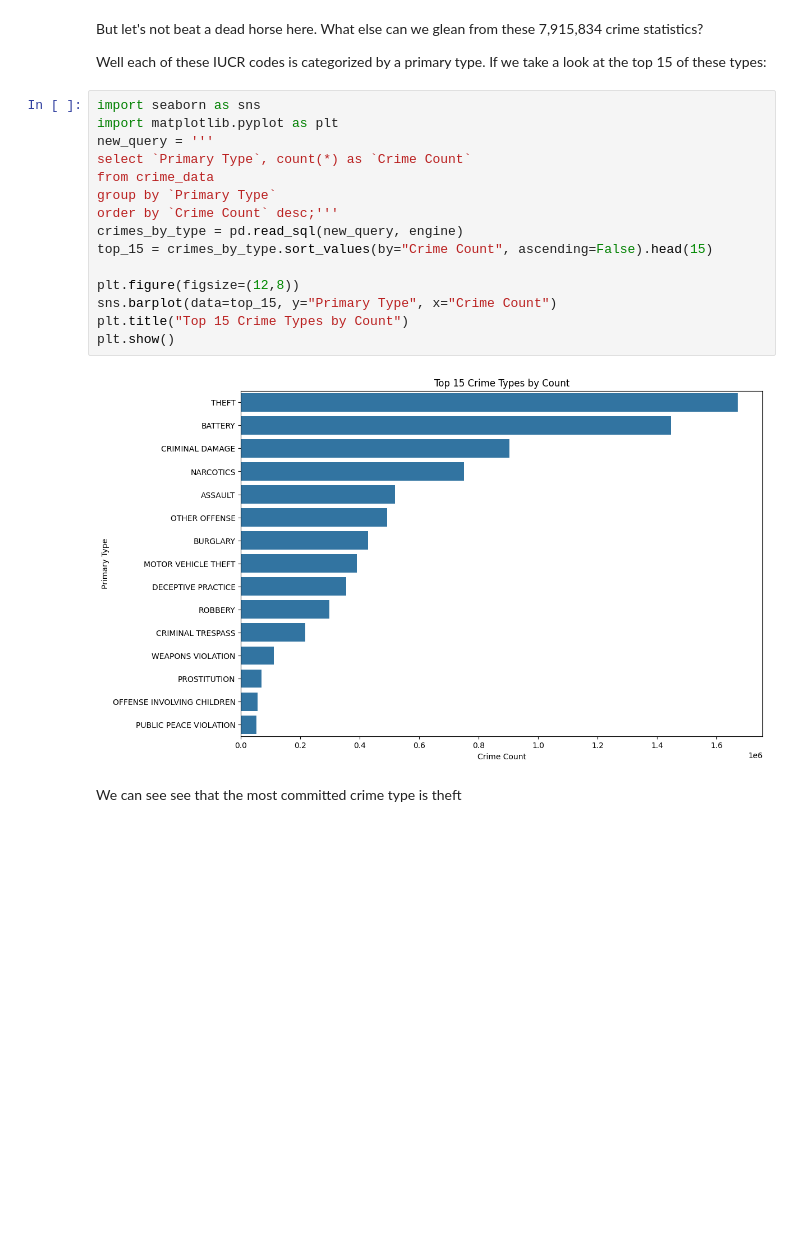
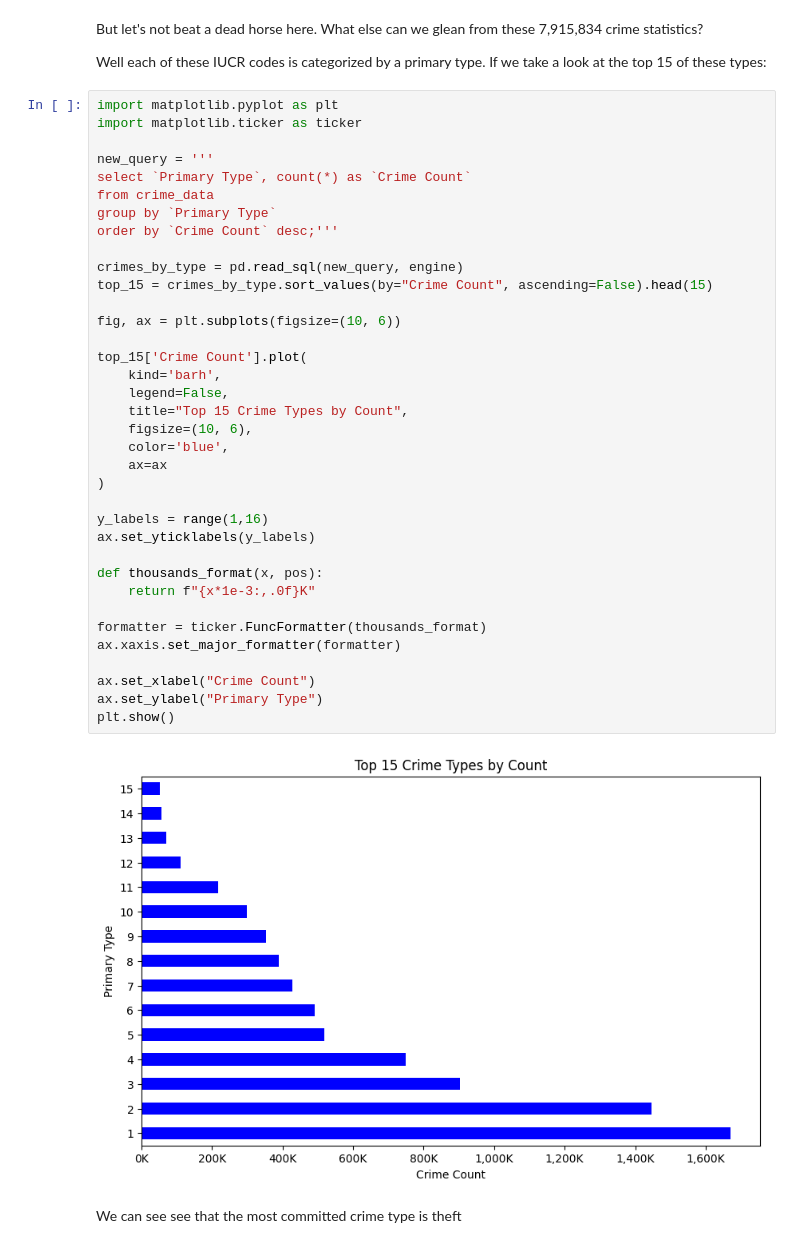
Before and after one commit to PaletteJack/crime-stats, a Jupyter notebook: Crime Data.ipynb, the cells around one changed output. Drawn from its saved outputs; the diff is of its cells as text; blank space fills up the shorter version.

```diff
--- a/Crime Data.ipynb
+++ b/Crime Data.ipynb
@@ -57,21 +57,42 @@ But let's not beat a dead horse here. What else can we glean from these 7,915,83
 
 Well each of these IUCR codes is categorized by a primary type. If we take a look at the top 15 of these types:
 # %%
-import seaborn as sns
 import matplotlib.pyplot as plt
+import matplotlib.ticker as ticker
+
 new_query = '''
 select `Primary Type`, count(*) as `Crime Count`
 from crime_data
 group by `Primary Type`
 order by `Crime Count` desc;'''
+
 crimes_by_type = pd.read_sql(new_query, engine)
 top_15 = crimes_by_type.sort_values(by="Crime Count", ascending=False).head(15)
 
-plt.figure(figsize=(12,8))
-sns.barplot(data=top_15, y="Primary Type", x="Crime Count")
-plt.title("Top 15 Crime Types by Count")
+fig, ax = plt.subplots(figsize=(10, 6))
+
+top_15['Crime Count'].plot(
+    kind='barh',
+    legend=False,
+    title="Top 15 Crime Types by Count",
+    figsize=(10, 6),
+    color='blue',
+    ax=ax
+)
+
+y_labels = range(1,16)
+ax.set_yticklabels(y_labels)
+
+def thousands_format(x, pos):
+    return f"{x*1e-3:,.0f}K"
+
+formatter = ticker.FuncFormatter(thousands_format)
+ax.xaxis.set_major_formatter(formatter)
+
+ax.set_xlabel("Crime Count")
+ax.set_ylabel("Primary Type")
 plt.show()
 # %% [output]
-[figure, old version]
+[figure, new version]
 # %% [markdown]
 We can see see that the most committed crime type is theft
```
Also changed, not shown: parts of 1 cell of this notebook, 2 other files.
